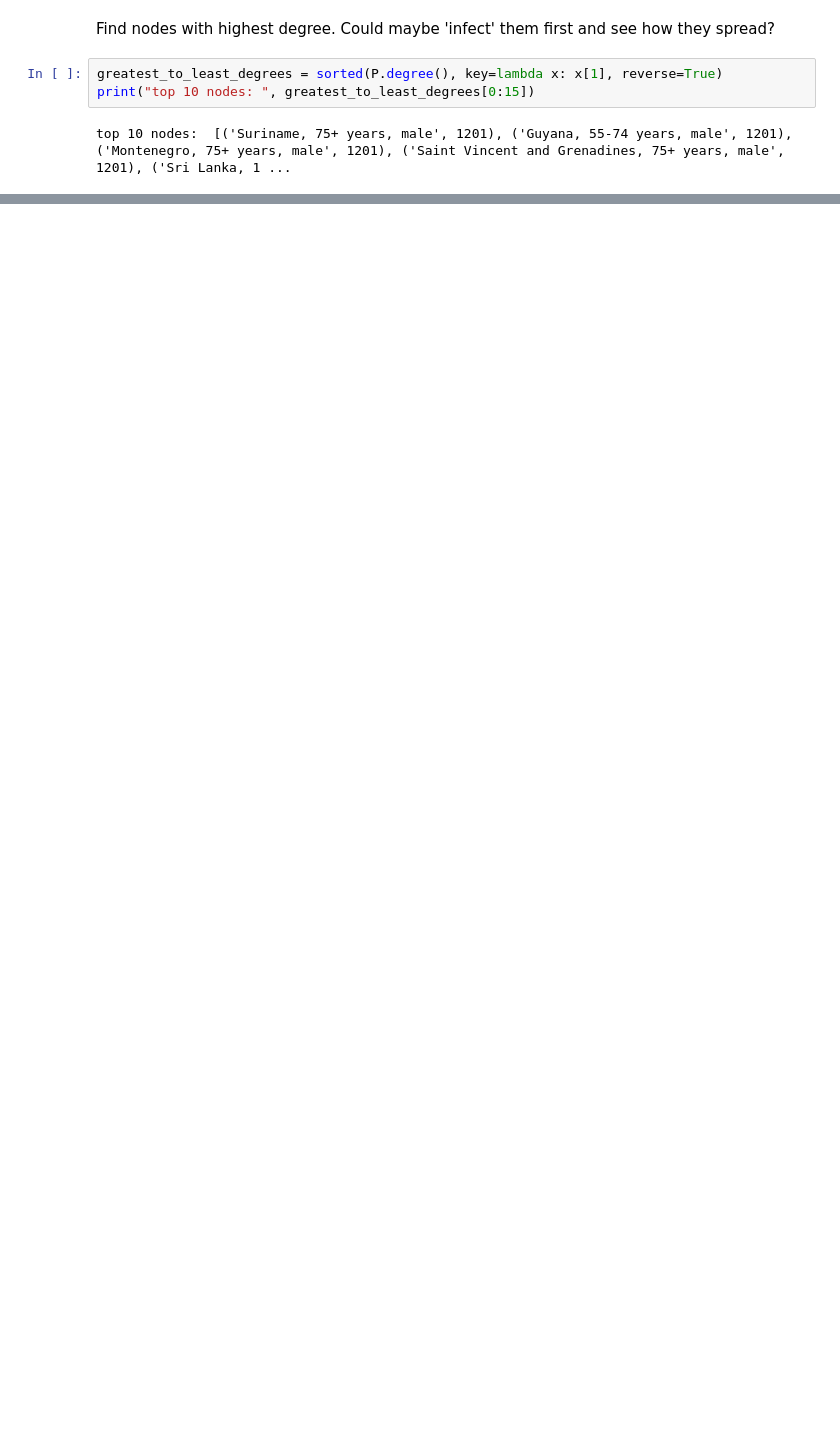
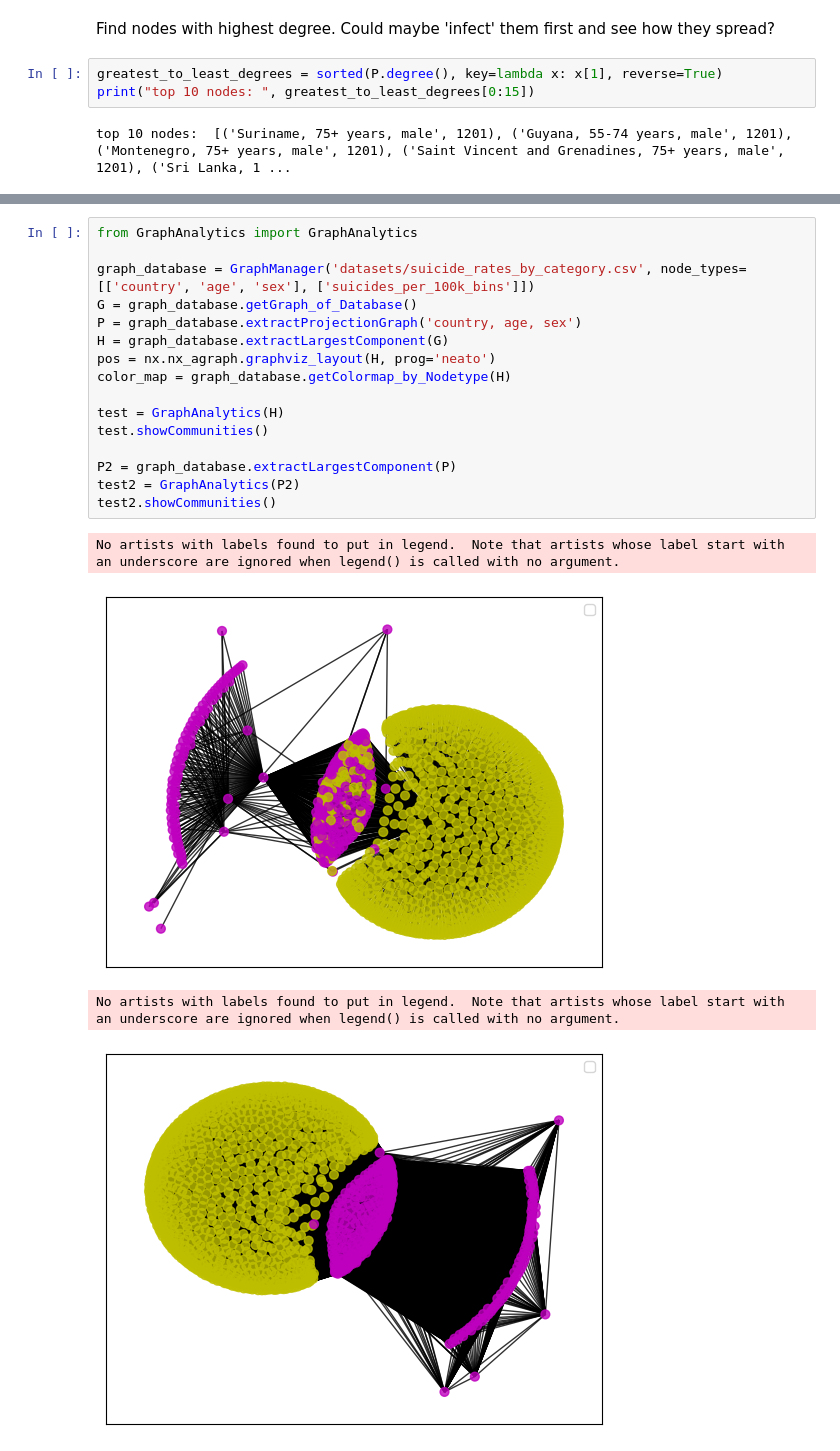
Before and after one commit to MichaelAGoodrich/CS575-Final-Project-Winter-2023, a Jupyter notebook: GraphAnalytics.ipynb, the cells around one changed output, grey strips where cells are left out. Cells and saved outputs as stored; diff of their text form; blank space fills up the shorter version.

Commit message:
show louvain communities in a given graph component

```diff
--- a/GraphAnalytics.ipynb
+++ b/GraphAnalytics.ipynb
@@ -119,0 +113,21 @@ top 10 nodes:  [('Suriname, 75+ years, male', 1201), ('Guyana, 55-74 years, male
+# %%
+from GraphAnalytics import GraphAnalytics
+
+graph_database = GraphManager('datasets/suicide_rates_by_category.csv', node_types=[['country', 'age', 'sex'], ['suicides_per_100k_bins']])
+G = graph_database.getGraph_of_Database()
+P = graph_database.extractProjectionGraph('country, age, sex')
+H = graph_database.extractLargestComponent(G)
+pos = nx.nx_agraph.graphviz_layout(H, prog='neato')
+color_map = graph_database.getColormap_by_Nodetype(H)
+
+test = GraphAnalytics(H)
+test.showCommunities()
+
+P2 = graph_database.extractLargestComponent(P)
+test2 = GraphAnalytics(P2)
+test2.showCommunities()
+# %% [output]
+No artists with labels found to put in legend.  Note that artists whose label start with an underscore are ignored when legend() is called with no argument.
+[figure, added]
+No artists with labels found to put in legend.  Note that artists whose label start with an underscore are ignored when legend() is called with no argument.
+[figure, added]
```
Also changed, not shown: parts of 4 cells of this notebook, 1 other file.
